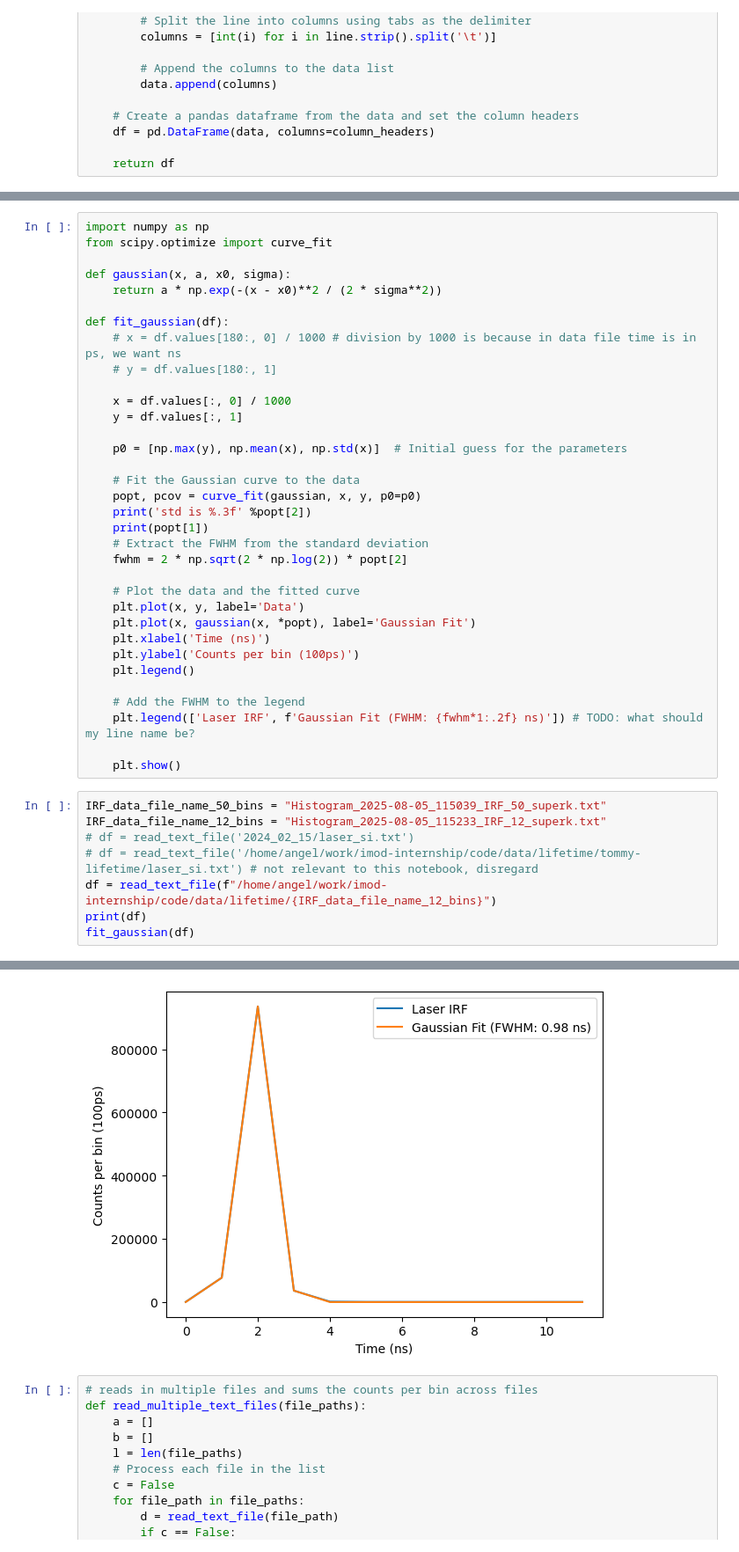
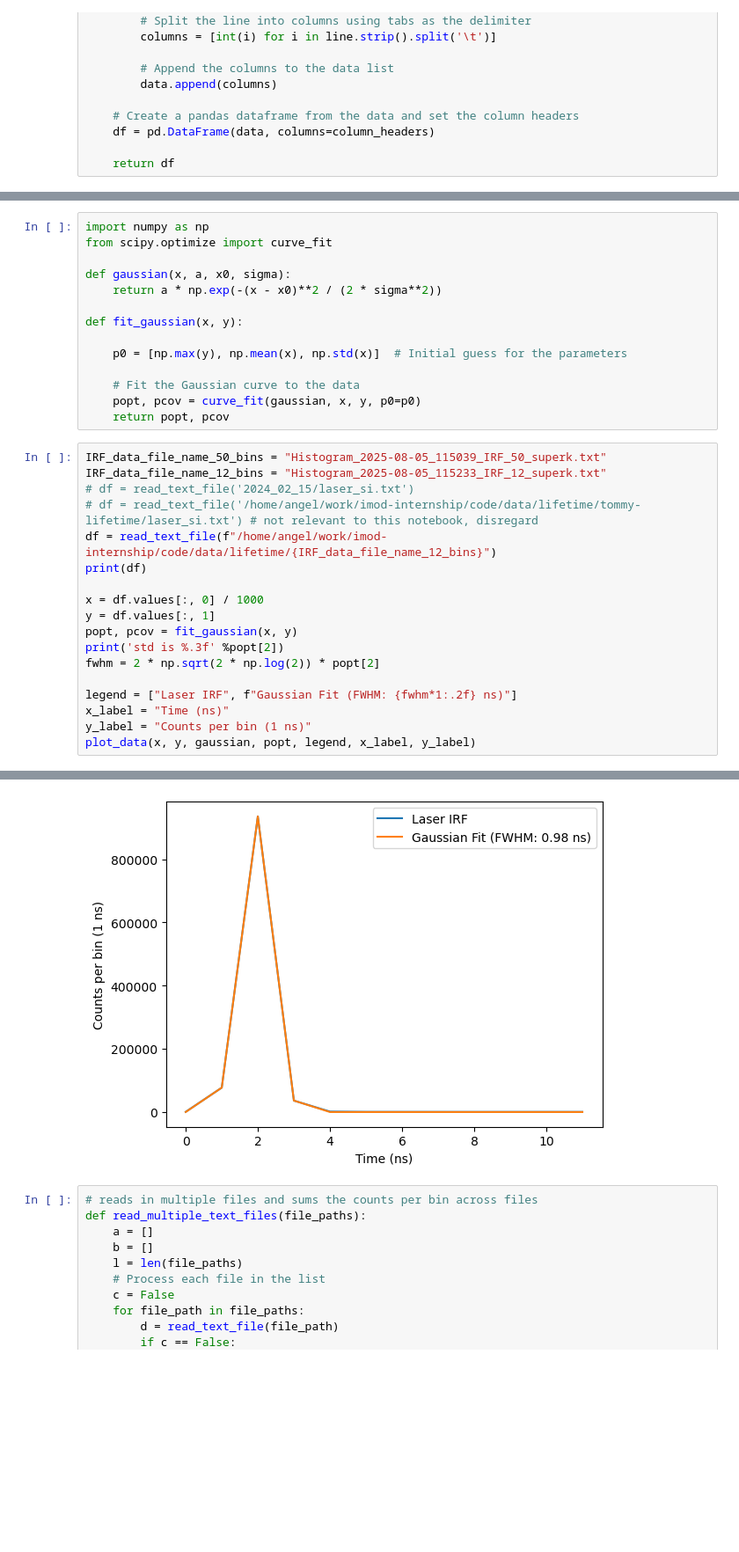
Before and after one commit to UW-Quantum-Defect-Lab/qdmodel, a Jupyter notebook: qdanalysis/timetagger_analysis/lifetimeanalysis.ipynb, the cells around one changed output, grey strips where cells are left out. Shown at 88% size. Drawn from its saved outputs; the diff is of its cells as text; blank space fills up the shorter version.

```diff
--- a/qdanalysis/timetagger_analysis/lifetimeanalysis.ipynb
+++ b/qdanalysis/timetagger_analysis/lifetimeanalysis.ipynb
@@ -35,33 +47,13 @@ from scipy.optimize import curve_fit
 def gaussian(x, a, x0, sigma):
     return a * np.exp(-(x - x0)**2 / (2 * sigma**2))
 
-def fit_gaussian(df):
-    # x = df.values[180:, 0] / 1000 # division by 1000 is because in data file time is in ps, we want ns
-    # y = df.values[180:, 1]
-
-    x = df.values[:, 0] / 1000
-    y = df.values[:, 1]
+def fit_gaussian(x, y):
 
     p0 = [np.max(y), np.mean(x), np.std(x)]  # Initial guess for the parameters
 
     # Fit the Gaussian curve to the data
     popt, pcov = curve_fit(gaussian, x, y, p0=p0)
-    print('std is %.3f' %popt[2])
-    print(popt[1])
-    # Extract the FWHM from the standard deviation
-    fwhm = 2 * np.sqrt(2 * np.log(2)) * popt[2]
-
-    # Plot the data and the fitted curve
-    plt.plot(x, y, label='Data')
-    plt.plot(x, gaussian(x, *popt), label='Gaussian Fit')
-    plt.xlabel('Time (ns)')
-    plt.ylabel('Counts per bin (100ps)')
-    plt.legend()
-
-    # Add the FWHM to the legend
-    plt.legend(['Laser IRF', f'Gaussian Fit (FWHM: {fwhm*1:.2f} ns)']) # TODO: what should my line name be?
-
-    plt.show()
+    return popt, pcov
 # %%
 IRF_data_file_name_50_bins = "Histogram_2025-08-05_115039_IRF_50_superk.txt"
 IRF_data_file_name_12_bins = "Histogram_2025-08-05_115233_IRF_12_superk.txt"
@@ -69,7 +61,17 @@ IRF_data_file_name_12_bins = "Histogram_2025-08-05_115233_IRF_12_superk.txt"
 # df = read_text_file('/home/angel/work/imod-internship/code/data/lifetime/tommy-lifetime/laser_si.txt') # not relevant to this notebook, disregard
 df = read_text_file(f"/home/angel/work/imod-internship/code/data/lifetime/{IRF_data_file_name_12_bins}")
 print(df)
-fit_gaussian(df)
+
+x = df.values[:, 0] / 1000
+y = df.values[:, 1]
+popt, pcov = fit_gaussian(x, y)
+print('std is %.3f' %popt[2])
+fwhm = 2 * np.sqrt(2 * np.log(2)) * popt[2]
+
+legend = ["Laser IRF", f"Gaussian Fit (FWHM: {fwhm*1:.2f} ns)"]
+x_label = "Time (ns)"
+y_label = "Counts per bin (1 ns)"
+plot_data(x, y, gaussian, popt, legend, x_label, y_label)
 # %% [output]
     "Time (ps)"  "Counts per bin"
 0             0               597
@@ -89,4 +90,4 @@ std is 0.417
-[figure, old version]
+[figure, new version]
 # %%
 # reads in multiple files and sums the counts per bin across files
 def read_multiple_text_files(file_paths):
```
Also changed, not shown: parts of 5 cells of this notebook.
